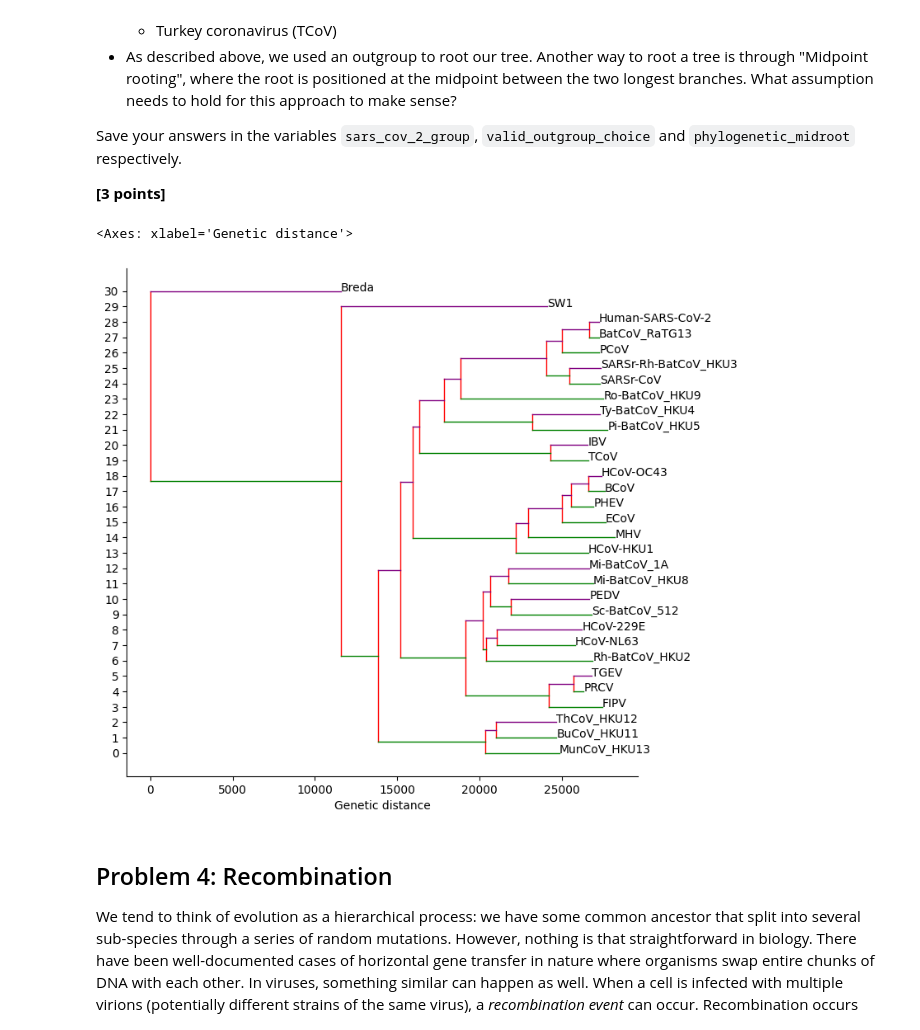
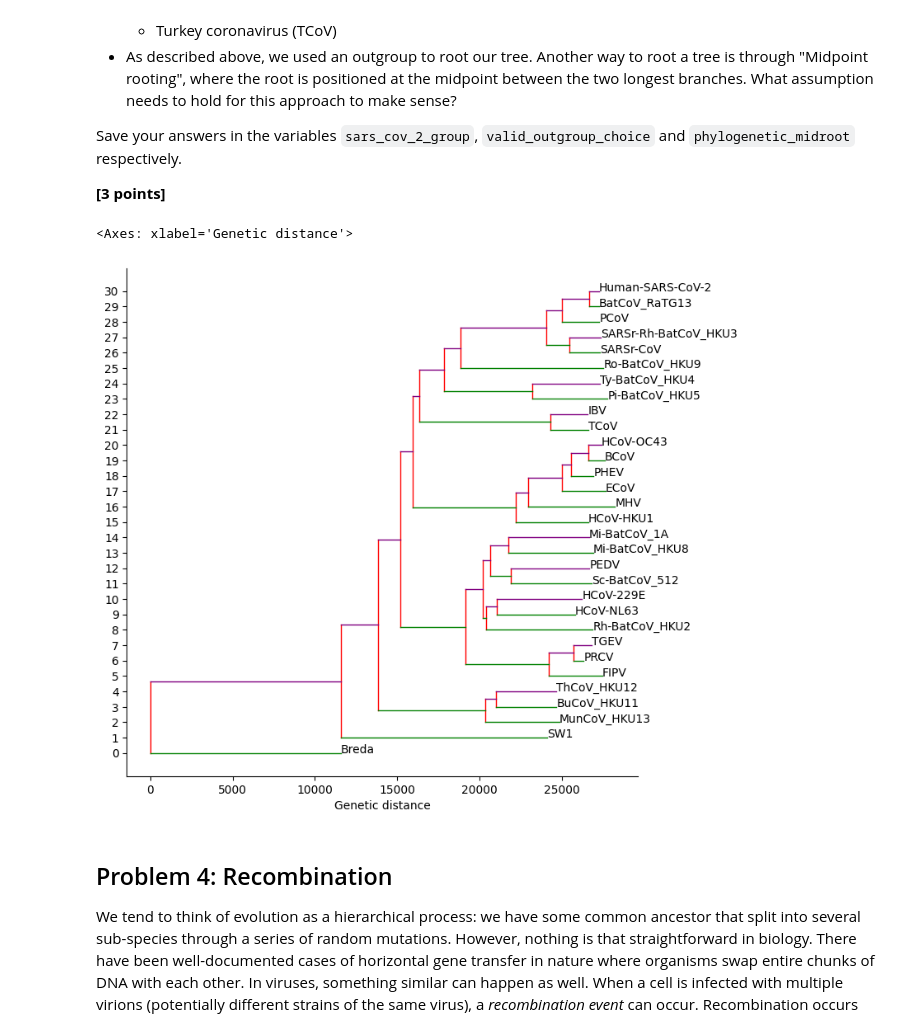
Before and after one commit to Syzygy13/assign_phylo, a Jupyter notebook: phylo_workbook.ipynb, the cells around one changed output. Saved outputs shown, nothing was run; the diff lists cells and outputs as text; code cells hidden in the pictures.

```diff
--- a/phylo_workbook.ipynb
+++ b/phylo_workbook.ipynb
@@ -128,7 +128,7 @@ Save your answers in the variables `sars_cov_2_group`, `valid_outgroup_choice` a
 # %%
 import matplotlib.pyplot as plt
 from Bio import SeqIO
-from helper_functions import reroot_tree
+from helper_functions import reroot_tree, sort_children_by_leaves
 
 # Gather each sequence and their names
 records = list(SeqIO.parse("data/clustal_MSA_coronavirus.fasta", "fasta"))
@@ -154,34 +154,35 @@ unrooted_tree = neighbor_joining(hamming_distances, names)
 breda_node = None
 nodes_to_check = [unrooted_tree]
 visited = set()
 while nodes_to_check:
     # Skip nodes already visited
     if nodes_to_check[-1] in visited:
         nodes_to_check.pop()
         continue
     visited.add(nodes_to_check[-1])
     curr = nodes_to_check[-1]
 
     # Check for Breda node, otherwise add children to stack unless leaf node
     if curr.name == "Breda":
         breda_node = curr
         break
     if nodes_to_check[-1].left is None and nodes_to_check[-1].right is None:
         nodes_to_check.pop()
         continue
     if nodes_to_check[-1].left is not None:
         nodes_to_check.append(curr.left)
     if nodes_to_check[-1].right is not None:
         nodes_to_check.append(curr.right)
 
 rooted_tree = reroot_tree(unrooted_tree, breda_node)
+sort_children_by_leaves(rooted_tree)
 
 # Print out tree
 figure, axes = plt.subplots(figsize=(8, 8))
 plot_nj_tree(rooted_tree, ax=axes)
 # %% [output]
 <Axes: xlabel='Genetic distance'>
-[figure, old version]
+[figure, new version]
 # %%
 
 # plt.savefig('problem3.svg')
```
Also changed, not shown: 1 other file.
